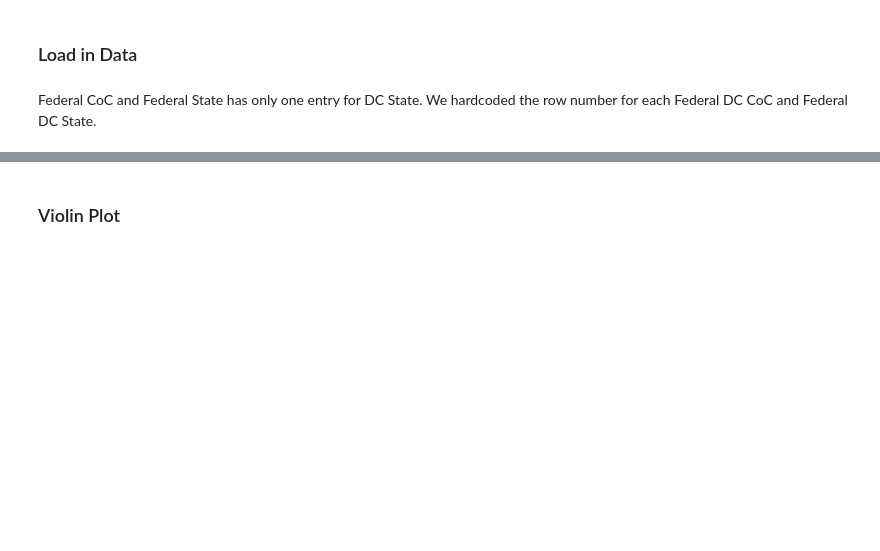
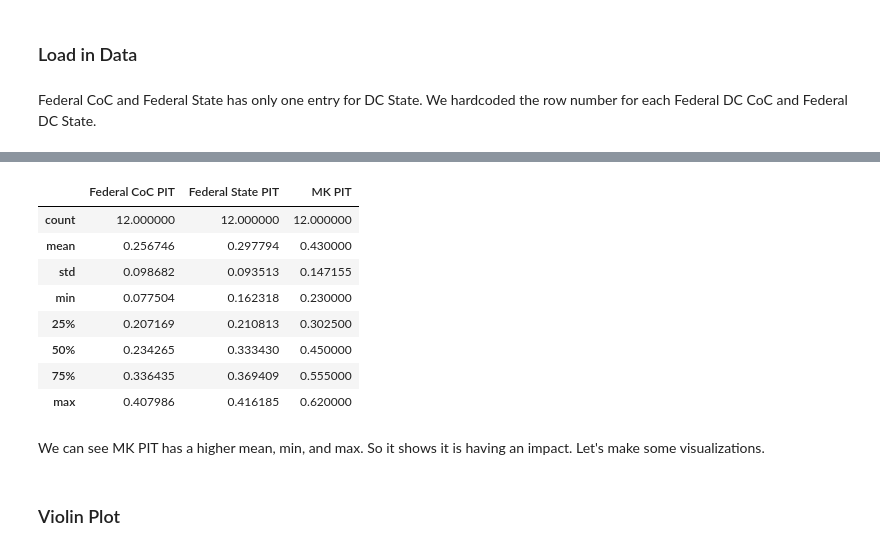
Before and after one commit to hd2zm/Data-Science-Projects, a Jupyter notebook: Data-Made-Me-Donate/PIT/Showing MK's Impact using PIT.ipynb, the cells around one changed output, grey strips where cells are left out. Drawn from its saved outputs; the diff is of its cells as text; code cells hidden in the pictures; blank space fills up the shorter version.

```diff
--- a/Data-Made-Me-Donate/PIT/Showing MK's Impact using PIT.ipynb
+++ b/Data-Made-Me-Donate/PIT/Showing MK's Impact using PIT.ipynb
@@ -62,3 +67,17 @@ ratio_th_pit_df.head(12)
+# %%
+ratio_th_pit_df.describe()
+# %% [output]
+|  | Federal CoC PIT | Federal State PIT | MK PIT |
+| count | 12.000000 | 12.000000 | 12.000000 |
+| mean | 0.256746 | 0.297794 | 0.430000 |
+| std | 0.098682 | 0.093513 | 0.147155 |
+| min | 0.077504 | 0.162318 | 0.230000 |
+| 25% | 0.207169 | 0.210813 | 0.302500 |
+| 50% | 0.234265 | 0.333430 | 0.450000 |
+| 75% | 0.336435 | 0.369409 | 0.555000 |
+| max | 0.407986 | 0.416185 | 0.620000 |
+# %% [markdown]
+We can see MK PIT has a higher mean, min, and max. So it shows it is having an impact. Let's make some visualizations.
 # %% [markdown]
 ### Violin Plot
 # %% [markdown]
```
Also changed, not shown: parts of 13 cells of this notebook.
